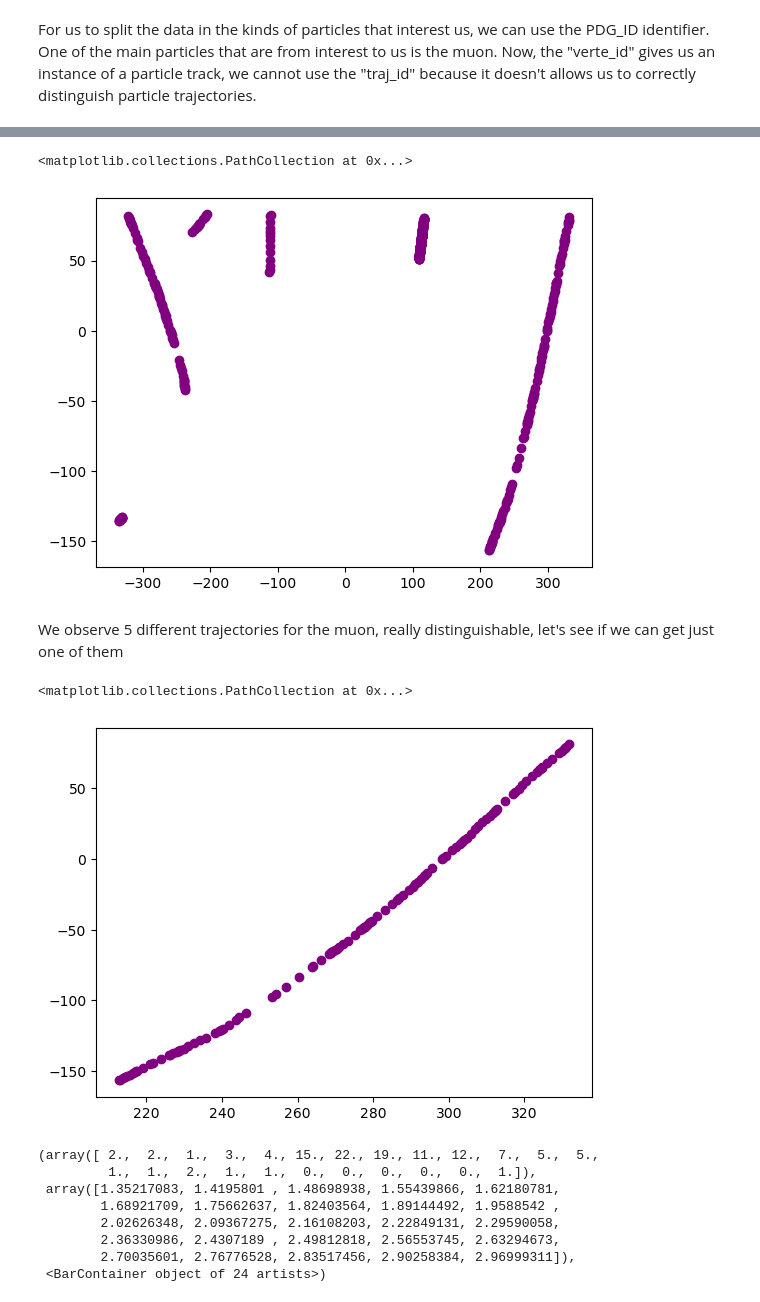
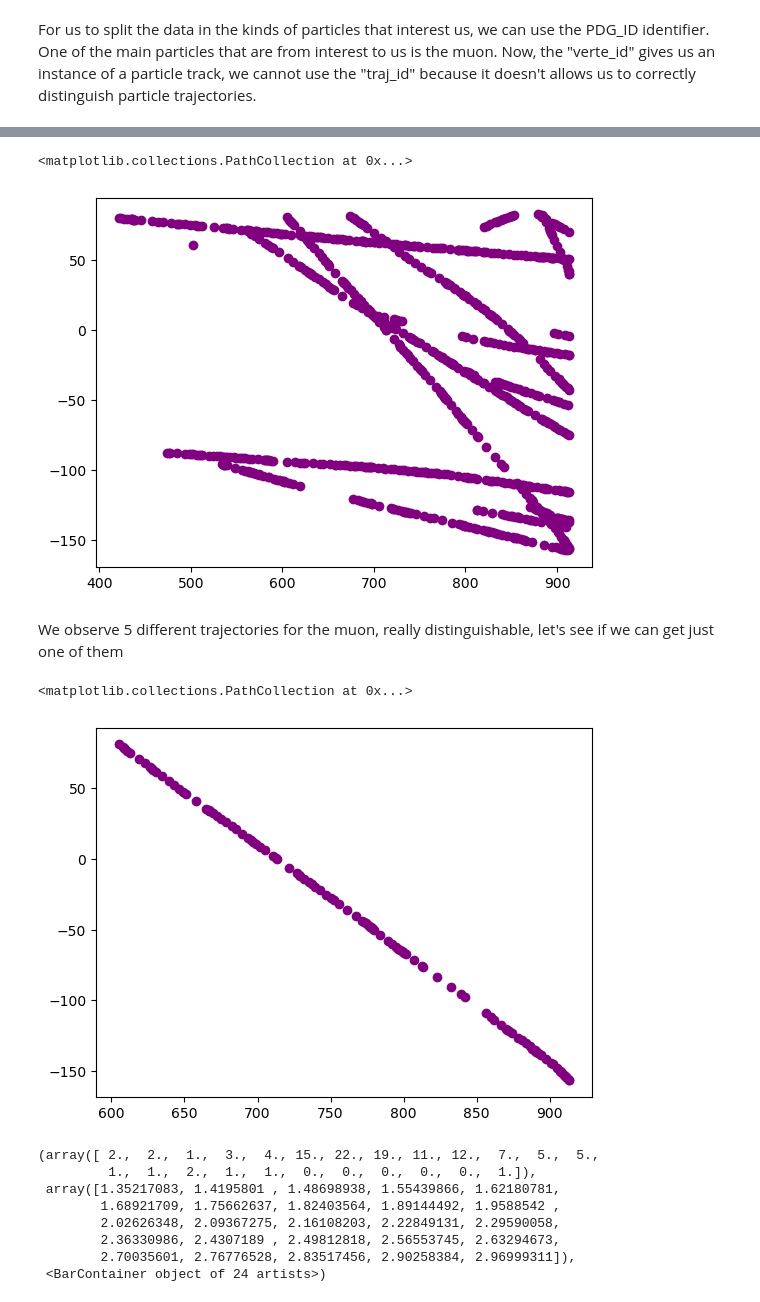
Before and after one commit to EnriqueCecena/neutrino-electron, a Jupyter notebook: SimDisplaySegments.ipynb, the cells around one changed output, grey strips where cells are left out. Cells and saved outputs as stored; diff of their text form; code cells hidden in the pictures.

Commit message:
Tracks on YZ

```diff
--- a/SimDisplaySegments.ipynb
+++ b/SimDisplaySegments.ipynb
@@ -136,9 +136,9 @@ plt.show()
 # %% [markdown]
 For us to split the data in the kinds of particles that interest us, we can use the PDG_ID identifier. One of the main particles that are from interest to us  is the muon. Now, the "verte_id" gives us an instance of a particle track, we cannot use the "traj_id" because it doesn't allows us to correctly distinguish particle trajectories.
 # %%
-#We grab all the muon trajectories inside the segment dataset
+#We grab all the muon trajectories inside the segment dataset (and antimuons)
 
-muonsegm=segevent[segevent['pdg_id']==13]
+muonsegm=segevent[np.abs(segevent['pdg_id'])==13]
 #We can print the different values for the vertex_id
 unique_muon, counts=np.unique(muonsegm['vertex_id'],return_counts=True)
 #This way we get the different indices and the counts of each index. We are worried for trajectories that leave clear long paths so this will be usefull.
@@ -166,26 +168,30 @@ array([(100000, 1000000000,   190, 607.3785 , 1,     1, 0., 602.339  ,  331.0162
       dtype={'names': ['event_id', 'vertex_id', 'segment_id', 'z_end', 'traj_id', 'file_traj_id', 'tran_diff', 'z_start', 'x_end', 'y_end', 'n_electrons', 'pdg_id', 'x_start', 'y_start', 't_start', 't ...
 # %%
+#Let's plot all the different trajectories that have more than 50 instance of hits.
+tracks=np.empty
 #Positions of the muon
 xm=muonsegm['x']
 ym=muonsegm['y']
 zm=muonsegm['z']
 fig, axes = plt.subplots()
-axes.scatter(xm,ym,c='purple')
+axes.scatter(zm,ym,c='purple')
 # %% [output]
 <matplotlib.collections.PathCollection at 0x...>
-[figure, old version]
+[figure, new version]
 # %% [markdown]
 We observe 5 different trajectories for the muon, really distinguishable, let's see if we can get just one of them
 # %%
+
+
 onemuon=muonsegm[muonsegm['vertex_id']==1000000000]
 xm=onemuon['x']
 ym=onemuon['y']
 zm=onemuon['z']
 fig, axes = plt.subplots()
-axes.scatter(xm,ym,c='purple')
+axes.scatter(zm,ym,c='purple')
 # %% [output]
 <matplotlib.collections.PathCollection at 0x...>
-[figure, old version]
+[figure, new version]
 # %%
 dEdx=onemuon['dEdx']
 plt.hist(dEdx,bins=24)
```
Also changed, not shown: parts of 1 cell of this notebook.
